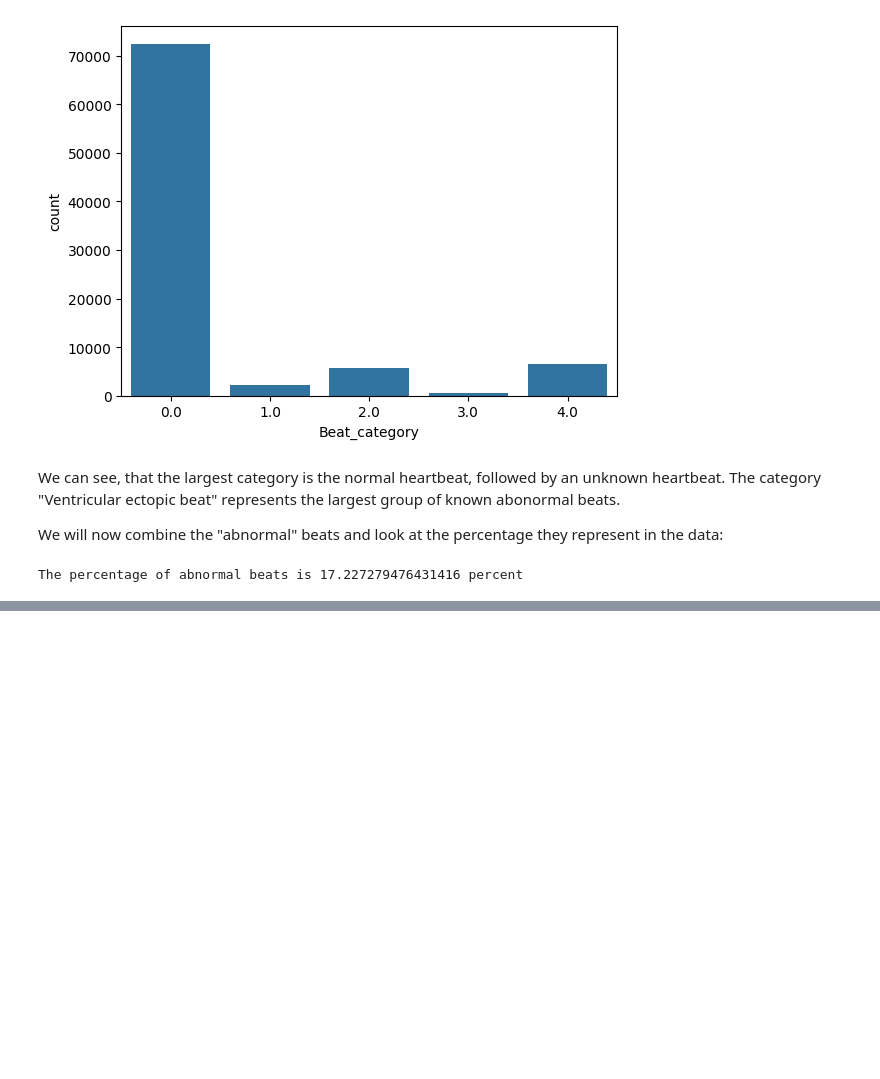
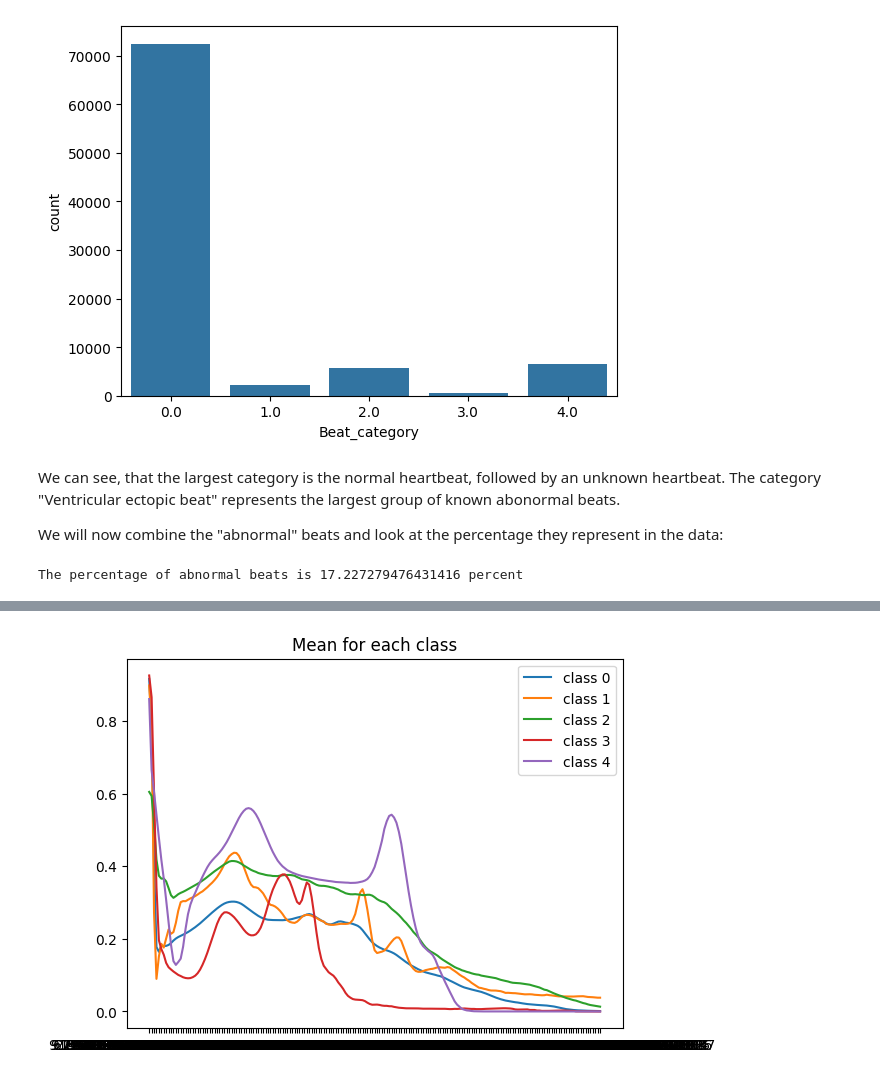
Before and after one commit to Zermatzor/DS_HeartBeat_Project, a Jupyter notebook: src/notebook_data_analysis.ipynb, the cells around one changed output, grey strips where cells are left out. Cells and saved outputs as stored; diff of their text form; code cells hidden in the pictures; blank space fills up the shorter version.

```diff
--- a/src/notebook_data_analysis.ipynb
+++ b/src/notebook_data_analysis.ipynb
@@ -124,0 +163,10 @@ The percentage of abnormal beats is 17.227279476431416 percent
+# %%
+plt.plot(mitbih_train_class0.mean(), label='class 0')
+plt.plot(mitbih_train_class1.mean(), label='class 1')
+plt.plot(mitbih_train_class2.mean(), label='class 2')
+plt.plot(mitbih_train_class3.mean(), label='class 3')
+plt.title('Mean for each class')
+plt.legend()
+plt.show()
+# %% [output]
+[figure, added]
```
Also changed, not shown: parts of 7 cells of this notebook.
